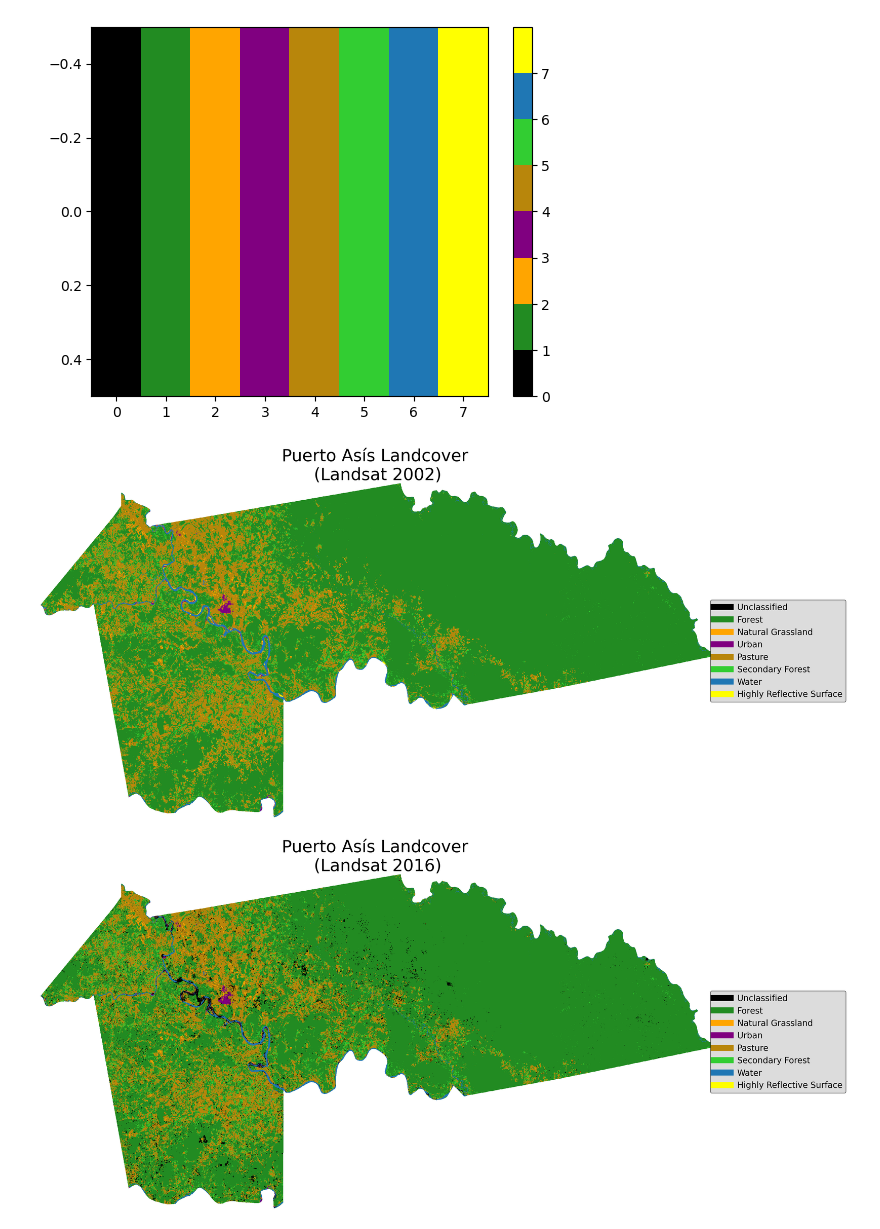
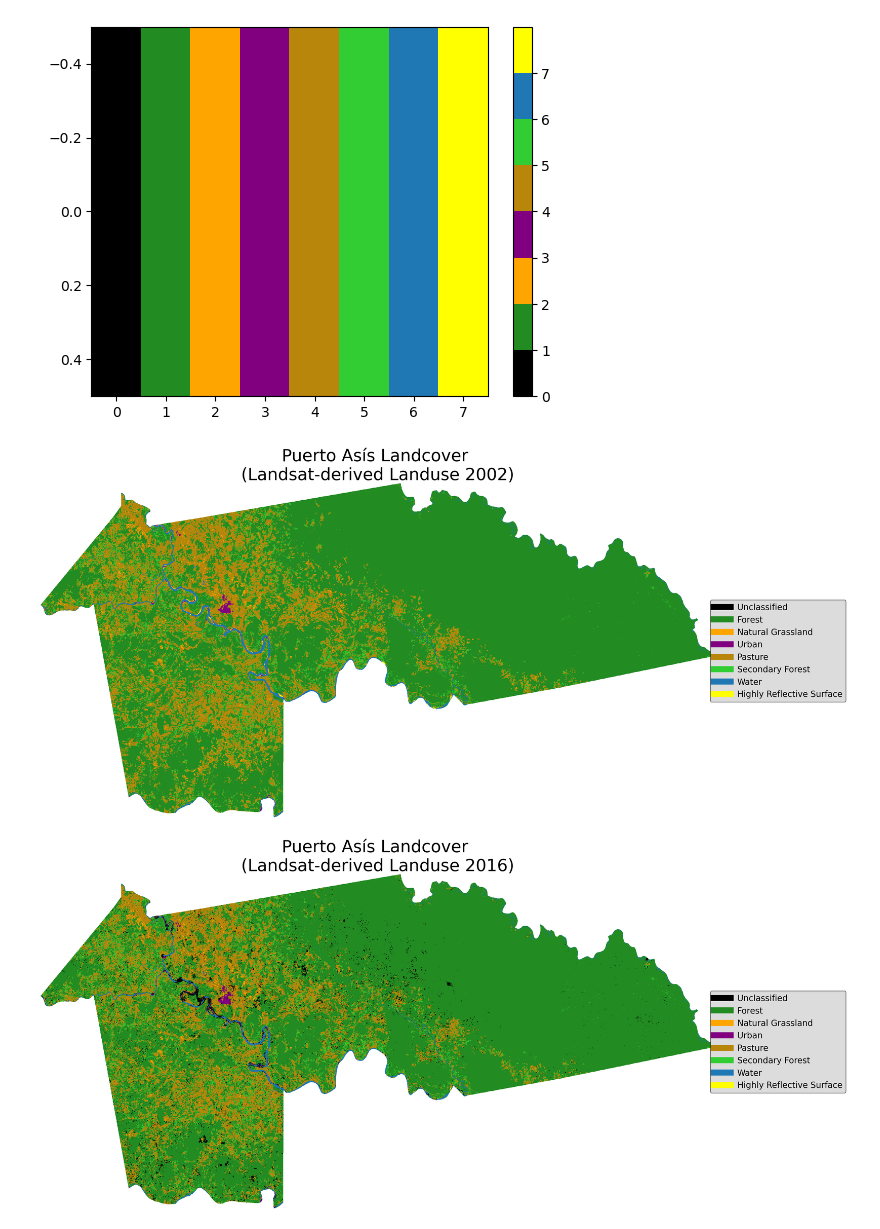
Before and after one commit to macacosta/04-geopark-raster-data, a Jupyter notebook: notebooks/04-geopark-raster-data-solutions.ipynb, the cells around one changed output. Drawn from its saved outputs; the diff is of its cells as text; code cells hidden in the pictures.

```diff
--- a/notebooks/04-geopark-raster-data-solutions.ipynb
+++ b/notebooks/04-geopark-raster-data-solutions.ipynb
@@ -98,3 +98,7 @@ raster_2002_url = ("https://data.cyverse.org/dav-anon/iplant/home/shared/"
 # Define url to 2016 raster data
 raster_2016_url = ("https://data.cyverse.org/dav-anon/iplant/home/shared/"
                    "earthlab/geopark/landcover_colombian_amazon_2016.tif")
+# %%
+# Reproject Puerto Asís shp to same CRS as raster (EPSG:32618)
+pr_as_32618 = pr_as.to_crs("EPSG:32618")
+pr_as_32618.plot(color='beige', edgecolor='black')
@@ -252,28 +231,28 @@ legend_elements = [Line2D([0], [0], color='black', lw=18, label='Unclassified',)
 # %%
 # Plot the raster clipped to Puerto Asís (2002)
 
 fig, ax = plt.subplots(figsize=(36,18))
 
 clipped_2002.where(clipped_2002!=clipped_2002.rio.nodata).plot(
     ax=ax,
     add_colorbar=False,
     cmap=cms_cmap,
     norm=norm)
-plt.title("Puerto Asís Landcover \n(Landsat 2002)",fontsize=50)
+plt.title("Puerto Asís Landcover \n(Landsat-derived Landuse 2002)",fontsize=50)
 
 ax.axis('off')
 
 ax.legend(handles=legend_elements,
           loc='right',
           fontsize='25',
           facecolor='gainsboro',
           edgecolor='black',
           framealpha=1.0,
           bbox_to_anchor=(1.2, 0.5))
 
 plt.show()
 # %% [output]
-[figure, old version]
+[figure, new version]
 # %%
 # Plot the raster clipped to Puerto Asís (2016)
 
@@ -284,7 +263,7 @@ clipped_2016.where(clipped_2016!=clipped_2016.rio.nodata).plot(
     add_colorbar=False,
     cmap=cms_cmap,
     norm=norm)
-plt.title("Puerto Asís Landcover \n(Landsat 2016)",fontsize=50)
+plt.title("Puerto Asís Landcover \n(Landsat-derived Landuse 2016)",fontsize=50)
 
 ax.axis('off')
 
@@ -298,4 +277,4 @@ ax.legend(handles=legend_elements,
 
 plt.show()
 # %% [output]
-[figure, old version]
+[figure, new version]
```
Also changed, not shown: parts of 8 cells of this notebook.
